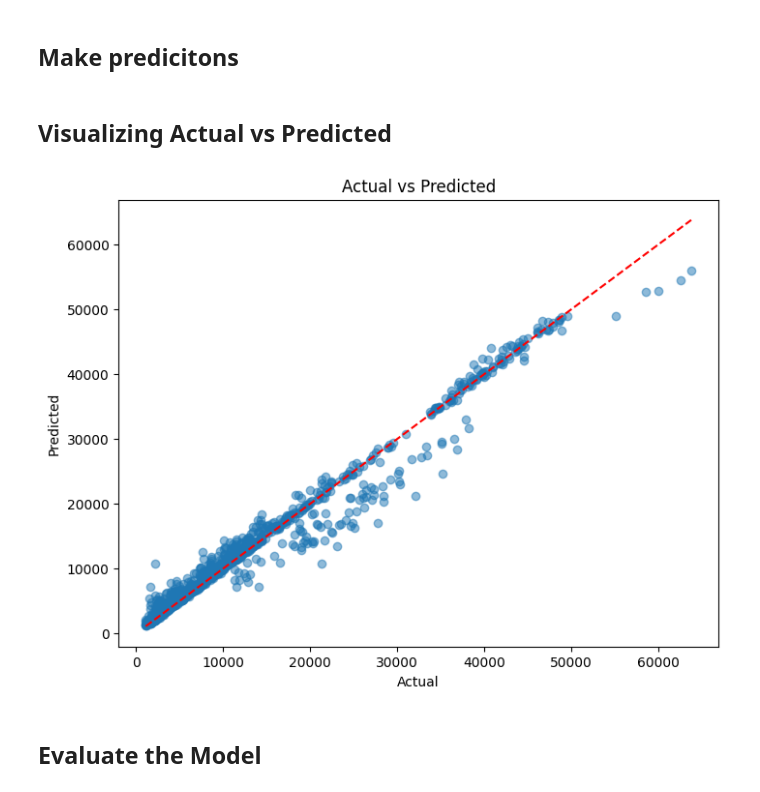
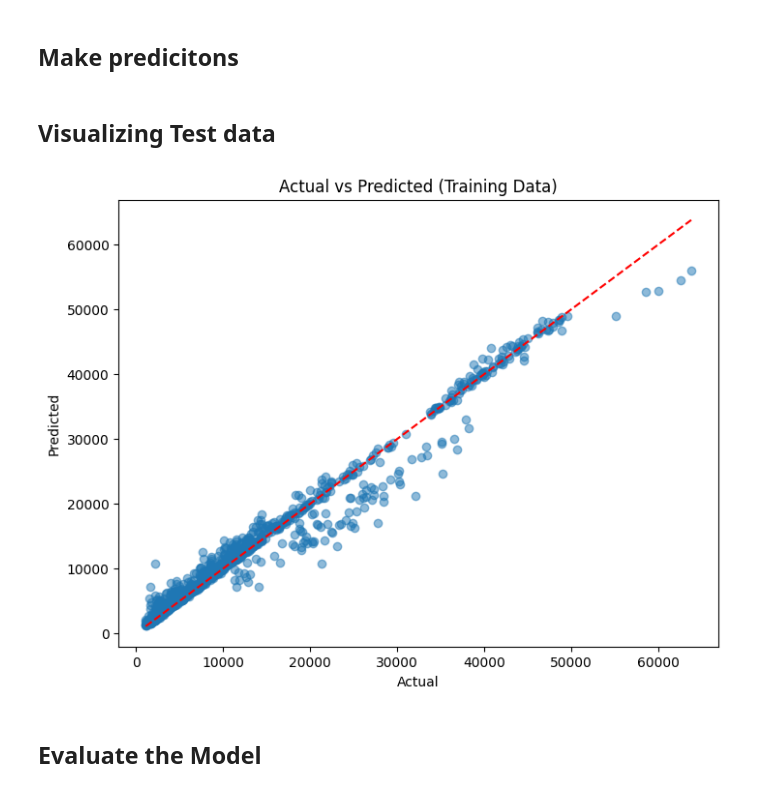
Before and after one commit to Snanskl/MedicalCost-analytic, a Jupyter notebook: RandomForest.ipynb, the cells around one changed output. Cells and saved outputs as stored; diff of their text form; code cells hidden in the pictures.

```diff
--- a/RandomForest.ipynb
+++ b/RandomForest.ipynb
@@ -76,22 +76,22 @@ RandomForestRegressor(random_state=0)
 ## Make predicitons
 # %%
 y_pred = model.predict(X_test)
-# %% [markdown]
-## Visualizing Actual vs Predicted
+# %% [markdown]
+## Visualizing Test data
 # %%
 # Predict the target on the training data
 y_train_pred = model.predict(X_train)
 
-# Plot actual vs predicted
+# Plot actual vs predicted for training data
 plt.figure(figsize=(8, 6))
 plt.scatter(y_train, y_train_pred, alpha=0.5)
-plt.title("Actual vs Predicted")
+plt.title("Actual vs Predicted (Training Data)")
 plt.xlabel("Actual")
 plt.ylabel("Predicted")
 plt.plot([min(y_train), max(y_train)], [min(y_train), max(y_train)], '--', color='red')
 plt.show()
 # %% [output]
-[figure, old version]
+[figure, new version]
 # %% [markdown]
 ## Evaluate the Model
 # %%
```
Also changed, not shown: parts of 1 cell of this notebook.
